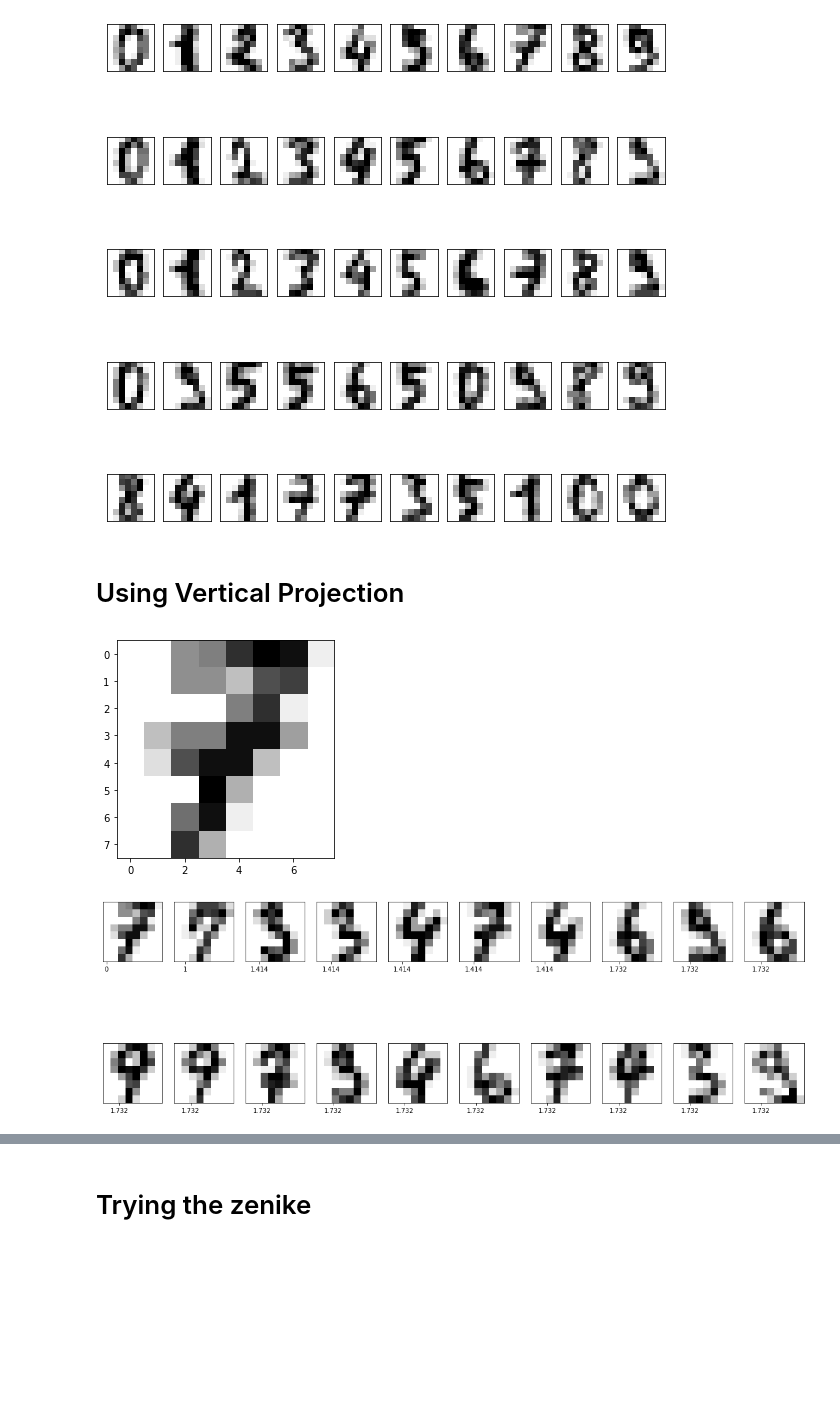
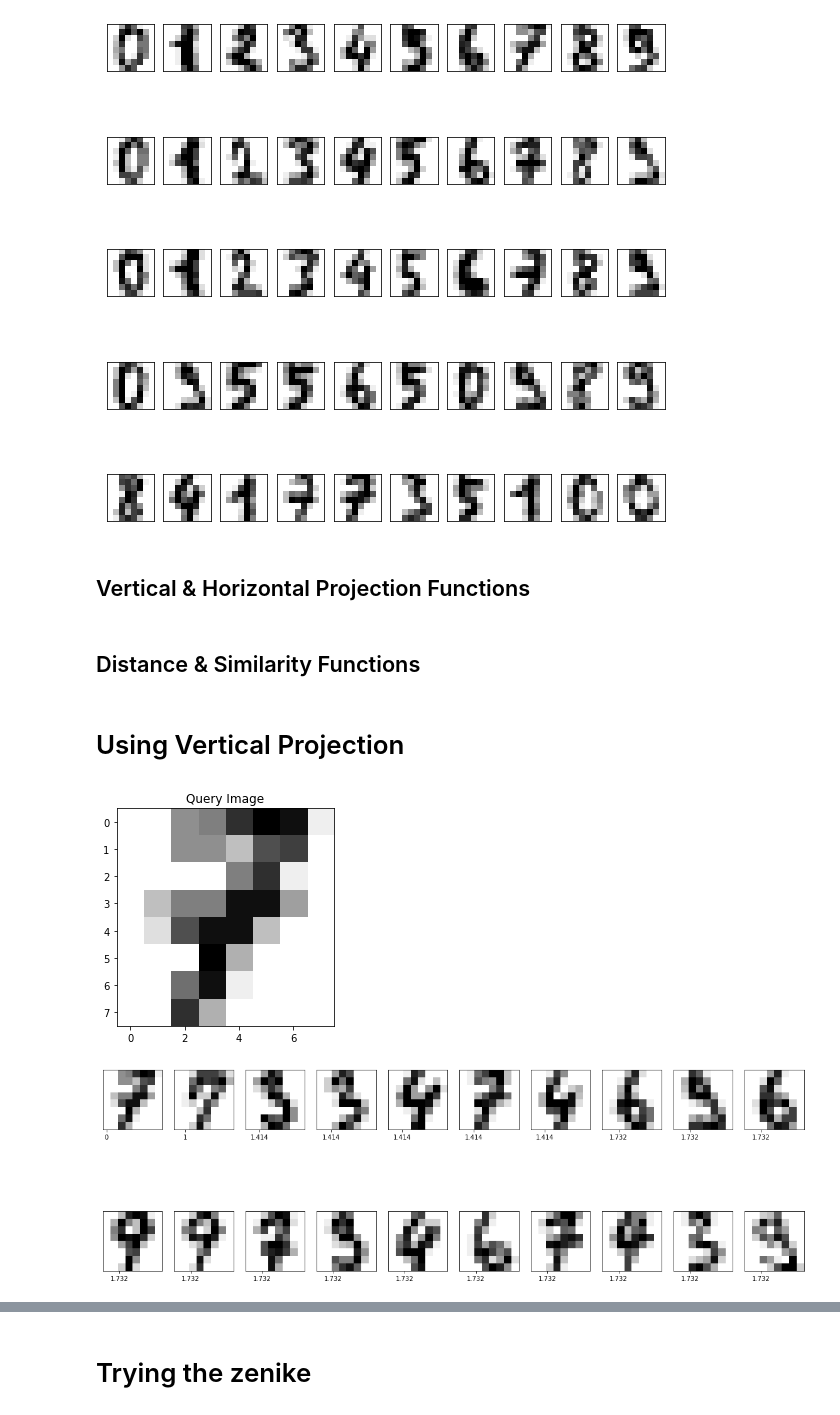
Before and after one commit to kaizendae/Data-Mining-Course, a Jupyter notebook: digits.ipynb, the cells around one changed output, grey strips where cells are left out. Cells and saved outputs as stored; diff of their text form; code cells hidden in the pictures; blank space fills up the shorter version.

```diff
--- a/digits.ipynb
+++ b/digits.ipynb
@@ -24,6 +30,8 @@ for i in range(50):
 plt.show()
 # %% [output]
 [figure]
+# %% [markdown]
+## Vertical & Horizontal Projection Functions
 # %%
 def Horizontal_Projection(image):
     array = np.array(image)
@@ -38,4 +45,6 @@ def Verticacl_Projection(image):
     return ver_proj
+# %% [markdown]
+## Distance & Similarity Functions
 # %%
 def correlation(x,y):
     fracA = sum((x-np.average(x))*(y-np.average(y)))
@@ -64,23 +73,26 @@ def cosine(x,y):
 # %%
 #Getting one Query Image
 query_image = digits.images[7]
 plt.imshow(query_image,cmap ='binary')
+plt.title(label="Query Image")
 QueryProjection = Verticacl_Projection(query_image)
 
 images_descriptors = [{ 'image':image,'desc':Verticacl_Projection(image), 'distance': euclidianne_distance(QueryProjection,Verticacl_Projection(image))} for image in digits.images]
 
 images_descriptors.sort(key = lambda x:x['distance'])
 
+
 plt.figure(figsize=(20,20))
+plt.title(label="Result")
 for i in range(20):
     image_and_desc = images_descriptors[i]
     plt.subplot(5,10,i+1)
     plt.xticks([image_and_desc['distance']])
     plt.yticks([])
     plt.grid(False)
     plt.imshow(image_and_desc['image'], cmap=plt.cm.binary)
 plt.show()
 # %% [output]
-[figure, old version]
+[figure, new version]
 [figure]
 # %% [markdown]
```
Also changed, not shown: parts of 19 cells of this notebook.
